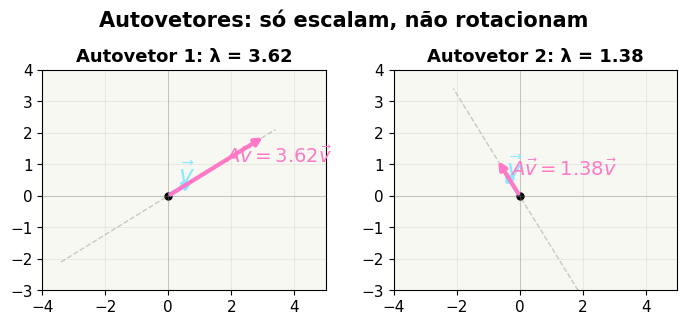
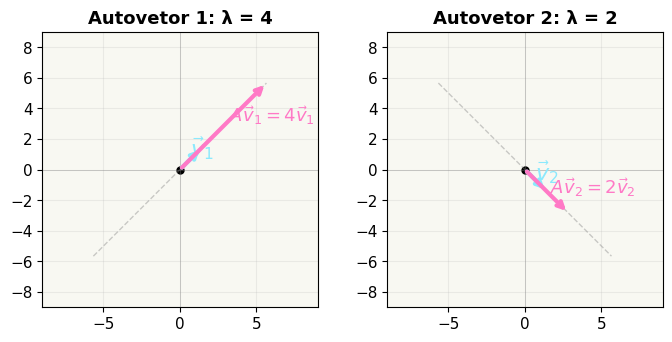
The notebook cell's code change between the first figure and the second:
--- before
+++ after
@@ -1,39 +1,53 @@
-fig, axes = plt.subplots(1, 2, figsize=(7, 3))
+import numpy as np
+import matplotlib.pyplot as plt
 
-# Matriz de exemplo
+fig, axes = plt.subplots(1, 2, figsize=(7, 4))
+
+# Matriz simétrica (bonita + fácil de calcular)
 A = np.array([[3, 1],
-              [1, 2]])
-eigenvalues, eigenvectors = np.linalg.eig(A)
+              [1, 3]])
+
+# Autovalores e autovetores (definidos manualmente)
+eigenvalues = np.array([4, 2])
+eigenvectors = np.array([[1, 1],
+                         [1, -1]])  # colunas = autovetores
 
 for idx, (ax, ev, lam) in enumerate(zip(axes, eigenvectors.T, eigenvalues)):
     ax.plot(0, 0, 'ko', markersize=5)
 
+    # Normalizar e escalar para visual consistente
+    ev = ev / np.linalg.norm(ev)
+    ev = ev * 2
+
     # Vetor original
     ax.annotate('', xy=ev, xytext=(0, 0),
                 arrowprops=dict(arrowstyle='->', color='#8be9fd', lw=3))
-    ax.text(ev[0]*0.55 - 0.15, ev[1]*0.55 + 0.1, r'$\vec{v}$', fontsize=18, color='#8be9fd', fontweight='bold')
+    ax.text(ev[0]*0.55 - 0.15, ev[1]*0.55 + 0.1,
+            rf'$\vec{{v}}_{idx+1}$',
+            fontsize=16, color='#8be9fd', fontweight='bold')
 
-    # Vetor transformado (mesma direção, escala diferente)
+    # Vetor transformado
     Av = lam * ev
     ax.annotate('', xy=Av, xytext=(0, 0),
                 arrowprops=dict(arrowstyle='->', color='#ff79c6', lw=3))
-    ax.text(Av[0]*0.55 + 0.1, Av[1]*0.55, f'$A\\vec{{v}} = {lam:.2f}\\vec{{v}}$',
-            fontsize=14, color='#ff79c6', fontweight='bold')
+    ax.text(Av[0]*0.55 + 0.1, Av[1]*0.55,
+            rf'$A\vec{{v}}_{idx+1} = {lam}\vec{{v}}_{idx+1}$',
+            fontsize=13, color='#ff79c6', fontweight='bold')
 
-    # Linha tracejada mostrando mesma direção
+    # Linha tracejada (direção do autovetor)
     t = np.linspace(-1, 1, 100)
     ax.plot(ev[0]*t*4, ev[1]*t*4, '--', color='gray', alpha=0.4, lw=1)
 
-    ax.set_xlim(-4, 5)
-    ax.set_ylim(-3, 4)
+    ax.set_xlim(-9, 9)
+    ax.set_ylim(-9, 9)
     ax.axhline(0, color='gray', lw=0.5, alpha=0.5)
     ax.axvline(0, color='gray', lw=0.5, alpha=0.5)
     ax.set_aspect('equal')
-    ax.set_title(f'Autovetor {idx+1}: λ = {lam:.2f}', fontsize=13, fontweight='bold')
+    ax.set_title(f'Autovetor {idx+1}: λ = {lam}', fontsize=13, fontweight='bold')
     ax.grid(True, alpha=0.2)
 
-plt.suptitle('Autovetores: só escalam, não rotacionam', fontsize=15, fontweight='bold', y=1.01)
 plt.tight_layout()
 plt.savefig('../graficos/autovetores_escalam.png', dpi=150, bbox_inches='tight')
 plt.show()
-print('Salvo: ../graficos/autovetores_escalam.png')
+
+print('Salvo: autovetores_escalam.png')

Commit: Refactor PCA and LDA presentation slides